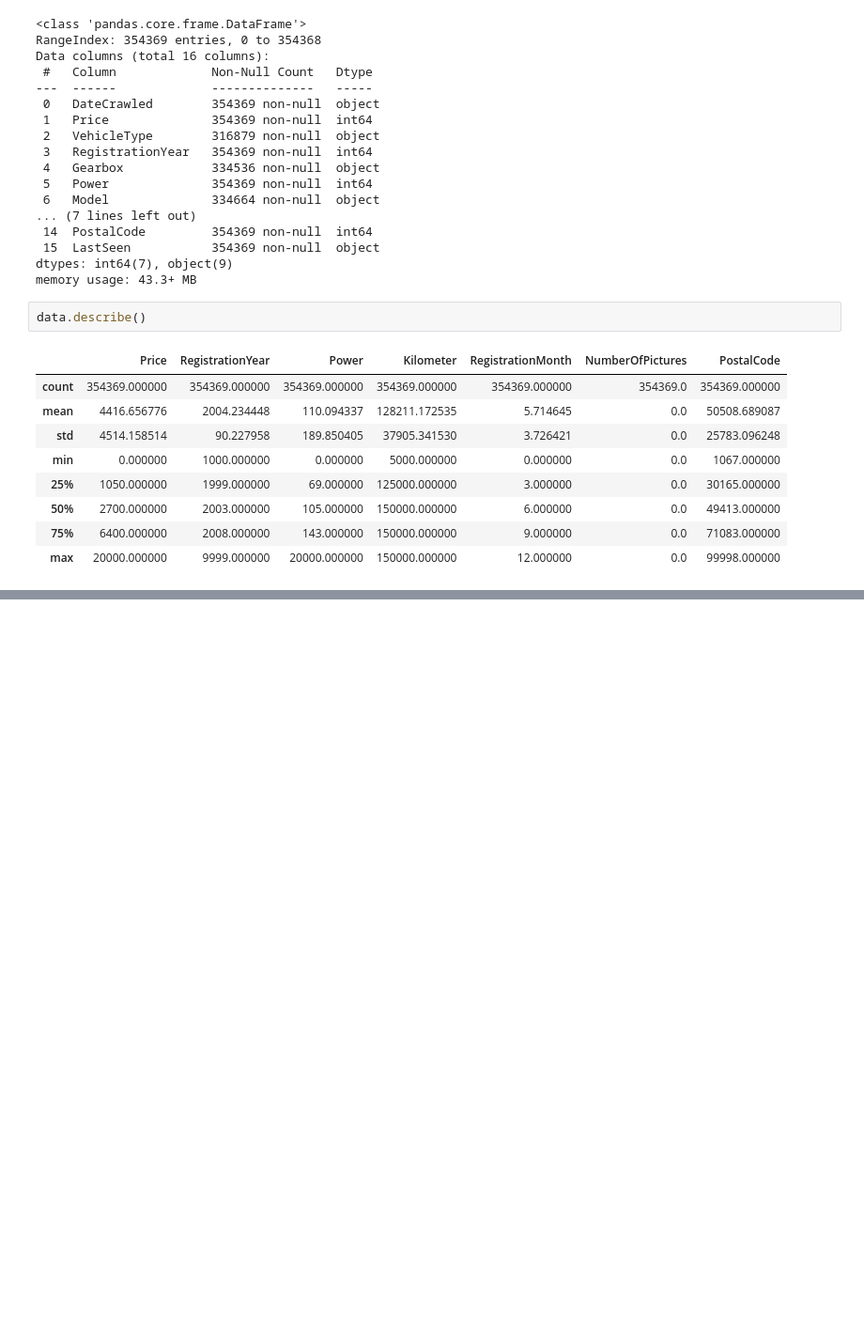
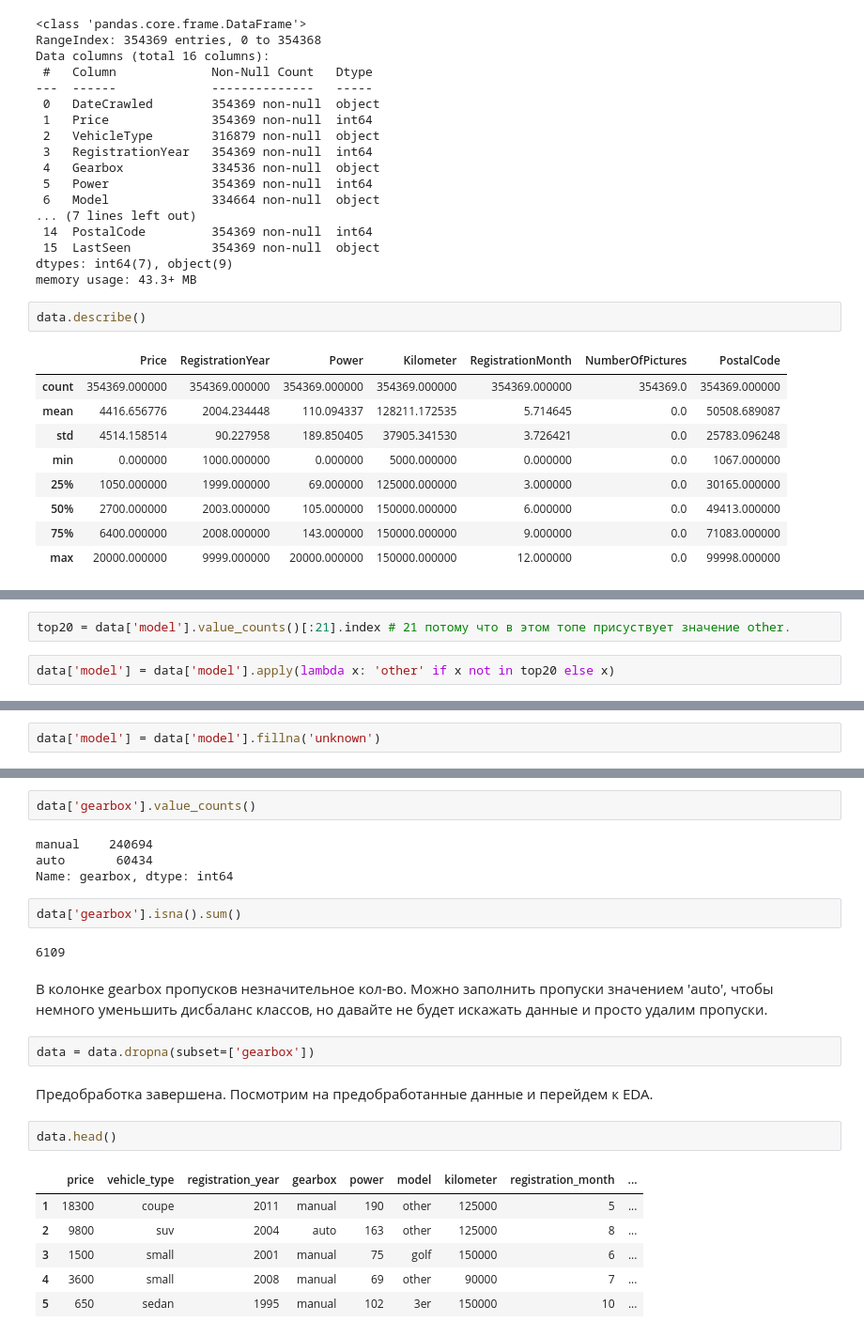
Before and after one commit to Doppler-67/car-price-prediction, a Jupyter notebook: autos.ipynb, the cells around one changed output, grey strips where cells are left out. Shown at 94% size. Cells and saved outputs as stored; diff of their text form; blank space fills up the shorter version.

Commit message:
data preparation

```diff
--- a/autos.ipynb
+++ b/autos.ipynb
@@ -57,0 +200,4 @@ data.describe()
+# %%
+top20 = data['model'].value_counts()[:21].index # 21 потому что в этом топе присуствует значение other.
+# %%
+data['model'] = data['model'].apply(lambda x: 'other' if x not in top20 else x)
@@ -57,0 +210,2 @@ data.describe()
+# %%
+data['model'] = data['model'].fillna('unknown')
@@ -57,0 +214,25 @@ data.describe()
+# %%
+data['gearbox'].value_counts()
+# %% [output]
+manual    240694
+auto       60434
+Name: gearbox, dtype: int64
+# %%
+data['gearbox'].isna().sum()
+# %% [output]
+6109
+# %% [markdown]
+В колонке gearbox пропусков незначительное кол-во. Можно заполнить пропуски значением 'auto', чтобы немного уменьшить дисбаланс классов, но давайте не будет искажать данные и просто удалим пропуски.
+# %%
+data = data.dropna(subset=['gearbox'])
+# %% [markdown]
+Предобработка завершена. Посмотрим на предобработанные данные и перейдем к EDA.
+# %%
+data.head()
+# %% [output]
+|  | price | vehicle_type | registration_year | gearbox | power | model | kilometer | registration_month | ... |
+| 1 | 18300 | coupe | 2011 | manual | 190 | other | 125000 | 5 | ... |
+| 2 | 9800 | suv | 2004 | auto | 163 | other | 125000 | 8 | ... |
+| 3 | 1500 | small | 2001 | manual | 75 | golf | 150000 | 6 | ... |
+| 4 | 3600 | small | 2008 | manual | 69 | other | 90000 | 7 | ... |
+| 5 | 650 | sedan | 1995 | manual | 102 | 3er | 150000 | 10 | ... |
```
Also changed, not shown: parts of 42 cells of this notebook.
